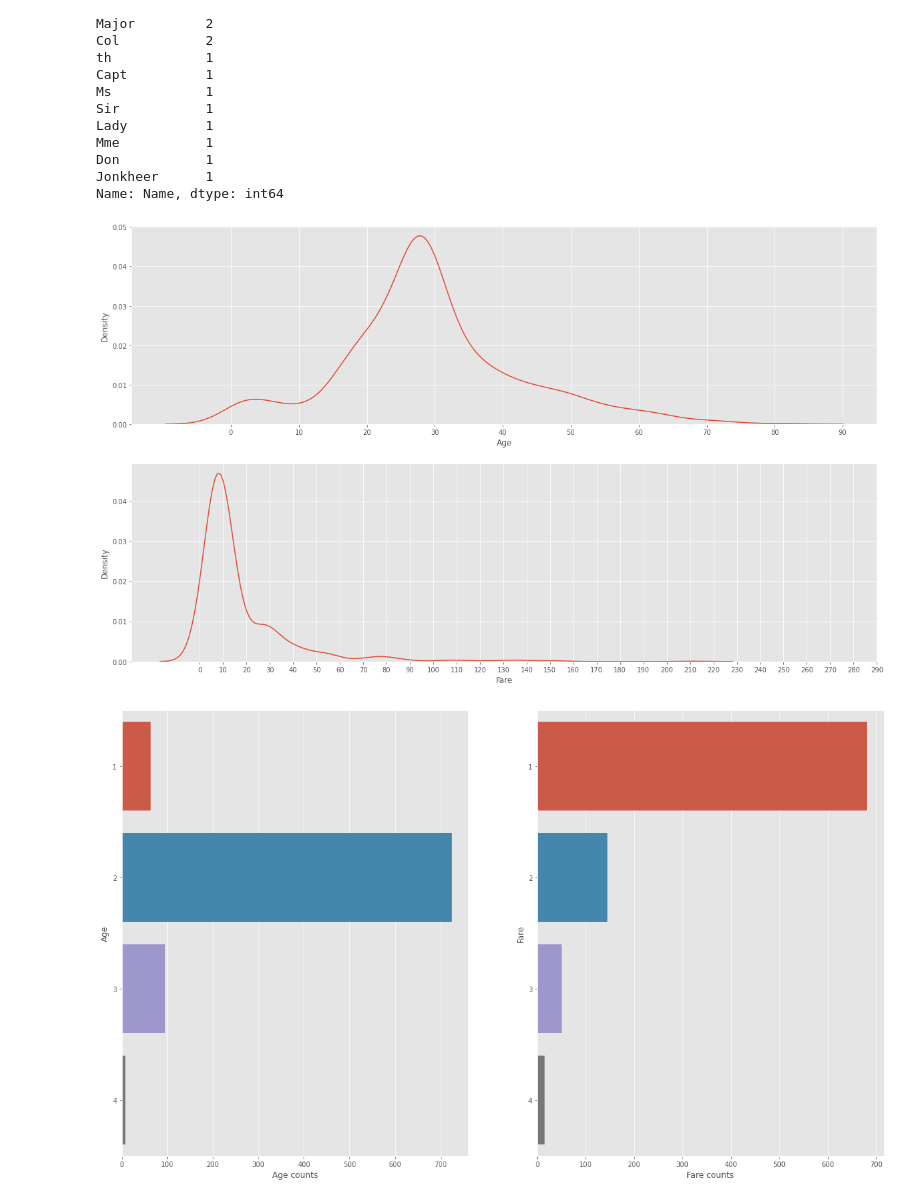
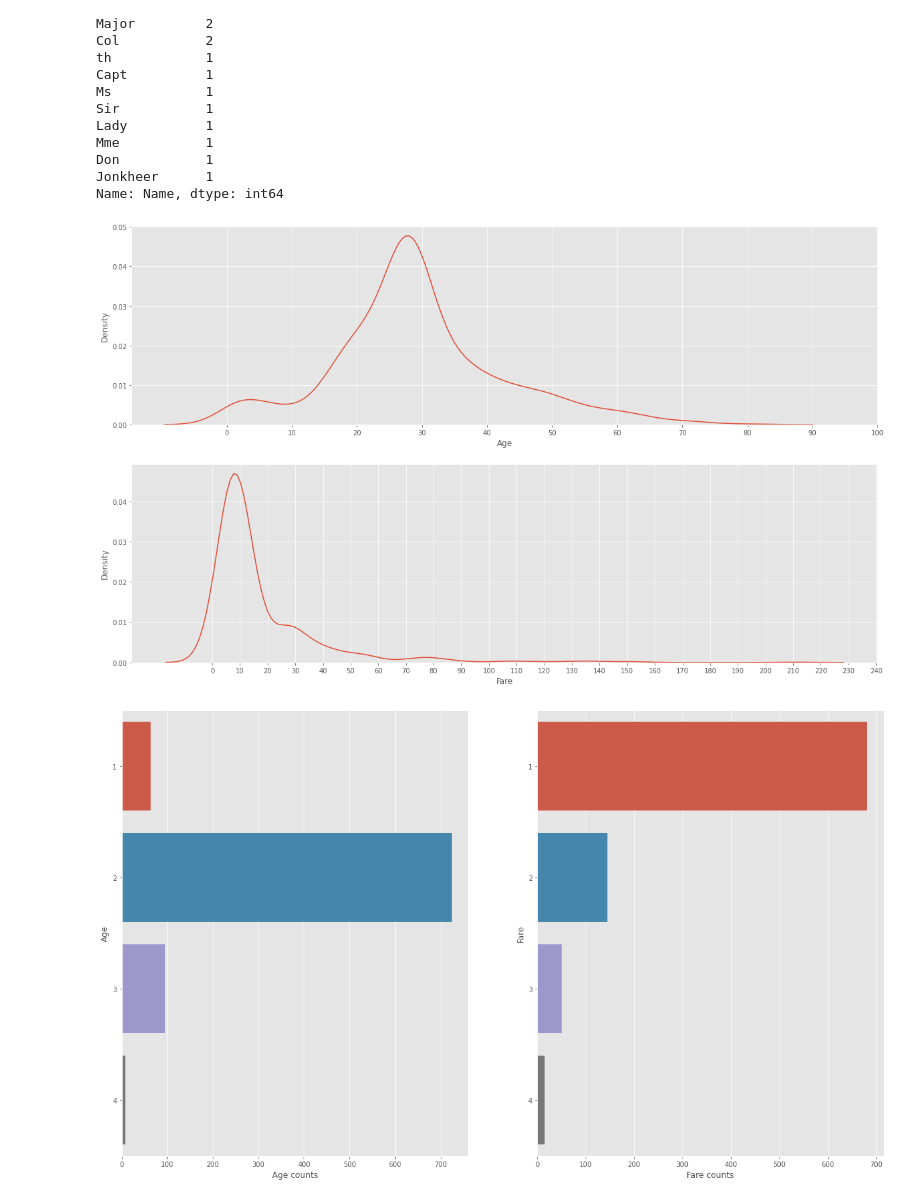
Before and after one commit to sajalhsn13/Kaggle-Titanic, a Jupyter notebook: preprocess.ipynb, the cells around one changed output. Saved outputs shown, nothing was run; the diff lists cells and outputs as text; code cells hidden in the pictures.

```diff
--- a/preprocess.ipynb
+++ b/preprocess.ipynb
@@ -103,6 +93,7 @@ def cabin_estimator_by_fare(x):
 # %%
-cabins_na_tv = df_tv[df_tv.Cabin.isna()].Fare.apply(cabin_estimator_by_fare)
-cabins_na_tt = df_tt[df_tt.Cabin.isna()].Fare.apply(cabin_estimator_by_fare)
+fare_cuts_for_cabin = [-np.inf, 7, 19, 31, 33, 35, 40, 49, np.inf]
+cabins_na_tv = pd.cut(df_tv[df_tv.Cabin.isna()].Fare, bins=fare_cuts_for_cabin, labels=['G', 'F', 'E', 'A', 'D', 'T', 'C', 'B'])
+cabins_na_tt = pd.cut(df_tt[df_tt.Cabin.isna()].Fare, bins=fare_cuts_for_cabin, labels=['G', 'F', 'E', 'A', 'D', 'T', 'C', 'B'])
 df_tv.loc[cabins_na_tv.index, 'Cabin'] = cabins_na_tv
 df_tt.loc[cabins_na_tt.index, 'Cabin'] = cabins_na_tt
 # %%
@@ -168,11 +159,11 @@ df_tt.drop('Ticket', inplace=True, axis=1)
 # %%
 _, axes = plt.subplots(2, 1, figsize=(20, 12))
 sns.kdeplot(data=df_tv, x='Age', ax=axes[0])
 axes[0].set_xlabel('Age')
-axes[0].set_xticks(np.arange(0, 100, 10, dtype=int))
+axes[0].set_xticks(np.arange(0, 110, 10, dtype=int))
 sns.kdeplot(data=df_tv, x='Fare', ax=axes[1])
 axes[1].set_xlabel('Fare')
-axes[1].set_xticks(np.arange(0, 300, 10, dtype=int))
+axes[1].set_xticks(np.arange(0, 250, 10, dtype=int))
 plt.show()
 # %% [output]
-[figure, old version]
+[figure, new version]
```
Also changed, not shown: parts of 3 cells of this notebook.
